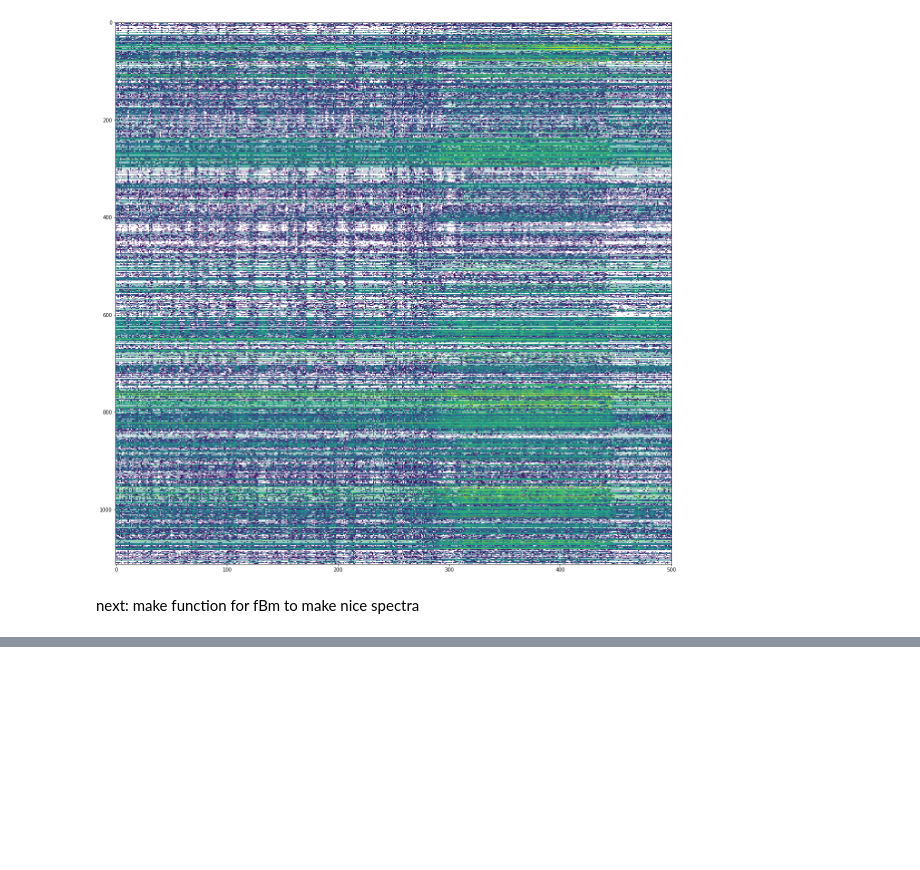
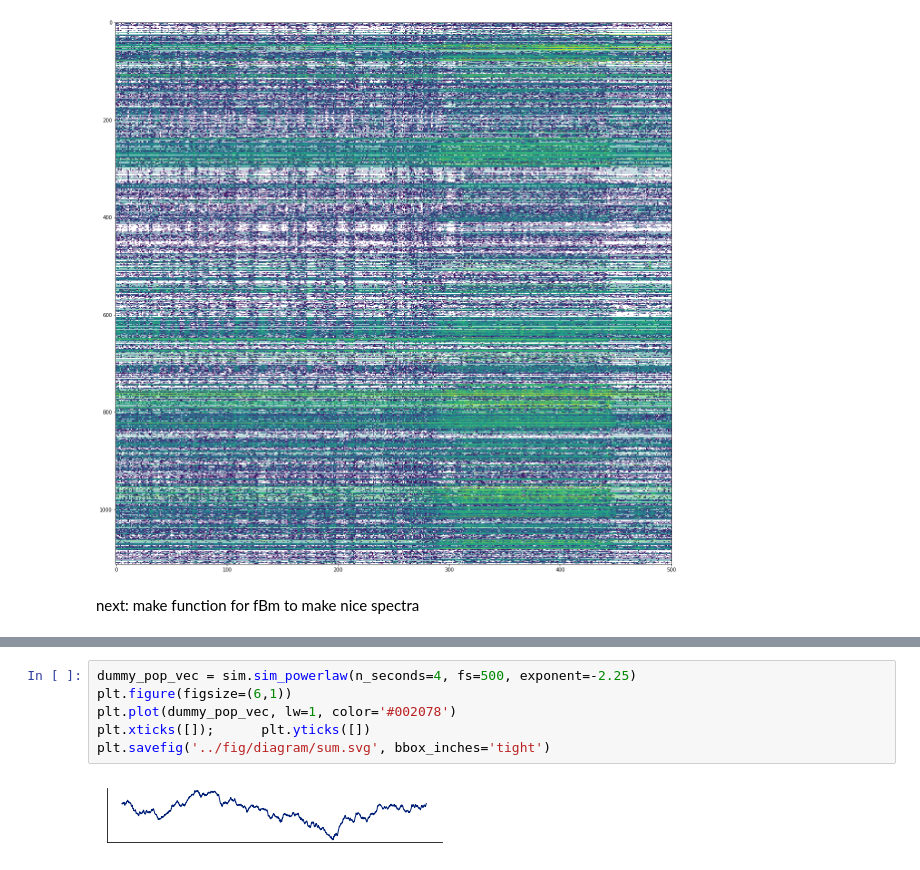
Before and after one commit to voytekresearch/galaxybrain, a Jupyter notebook: notebooks/Diagrams.ipynb, the cells around one changed output, grey strips where cells are left out. Drawn from its saved outputs; the diff is of its cells as text; blank space fills up the shorter version.

```diff
--- a/notebooks/Diagrams.ipynb
+++ b/notebooks/Diagrams.ipynb
@@ -42,0 +63,8 @@ next: make function for fBm to make nice spectra
+# %%
+dummy_pop_vec = sim.sim_powerlaw(n_seconds=4, fs=500, exponent=-2.25)
+plt.figure(figsize=(6,1))
+plt.plot(dummy_pop_vec, lw=1, color='#002078')
+plt.xticks([]);      plt.yticks([])
+plt.savefig('../fig/diagram/sum.svg', bbox_inches='tight')
+# %% [output]
+[figure, added]
```
Also changed, not shown: parts of 3 cells of this notebook, 3 other files.
